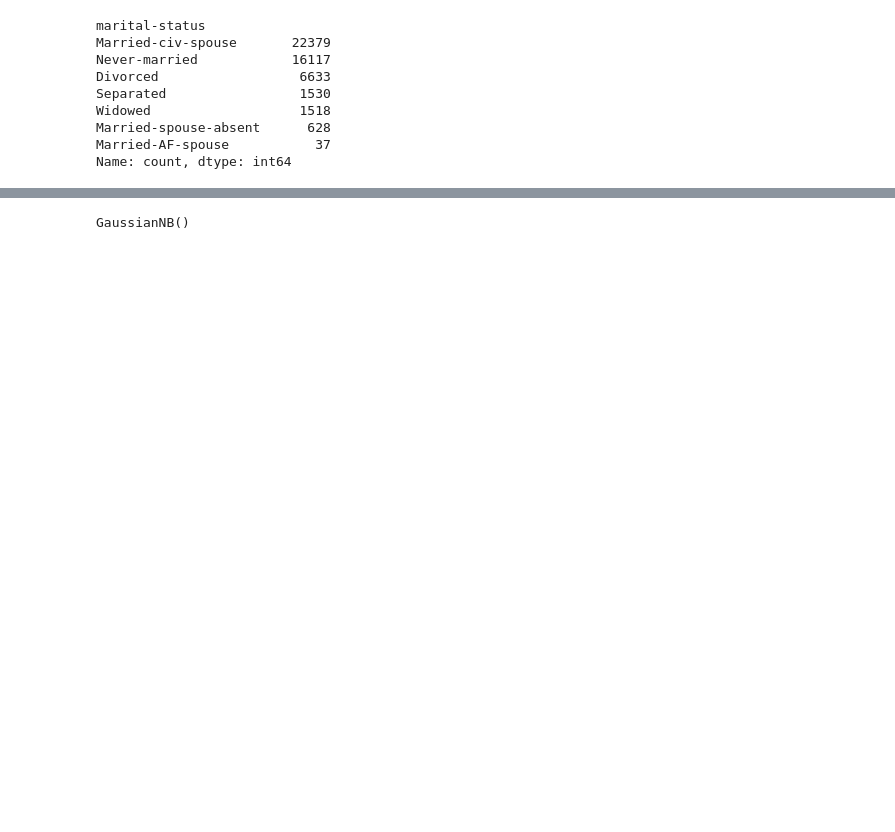
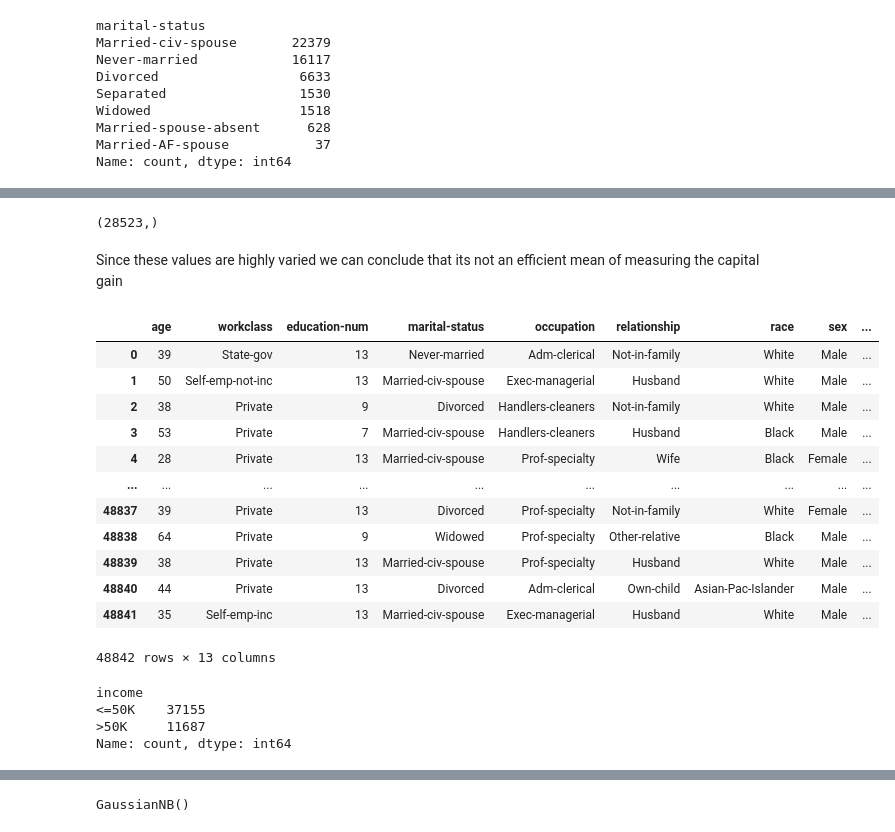
Before and after one commit to Imanjith/machineLearningCW, a Jupyter notebook: main.ipynb, the cells around one changed output, grey strips where cells are left out. Cells and saved outputs as stored; diff of their text form; code cells hidden in the pictures; blank space fills up the shorter version.

```diff
--- a/main.ipynb
+++ b/main.ipynb
@@ -26,10 +26,3 @@ X.head()
 | 2 | 38 | Private | 215646 | HS-grad | 9 | Divorced | Handlers-cleaners | Not-in-family | ... |
 | 3 | 53 | Private | 234721 | 11th | 7 | Married-civ-spouse | Handlers-cleaners | Husband | ... |
 | 4 | 28 | Private | 338409 | Bachelors | 13 | Married-civ-spouse | Prof-specialty | Wife | ... |
-# %%
-income = pd.get_dummies(y["income"], drop_first=True )
-y.loc[:, "income"] = y["income"].str.strip().replace('<=50K.', '<=50K')
-y.loc[:, "income"] = y["income"].str.strip().replace('>50K.', '>50K')
-
-
-y["income"].value_counts()
@@ -147,0 +161,34 @@ X.fillna(method="ffill",inplace=True)
+# %%
+print(X["fnlwgt"].unique().shape)
+# %% [output]
+(28523,)
+# %% [markdown]
+Since these values are highly varied we can conclude that its not an efficient mean of measuring the capital gain
+# %%
+X.drop("fnlwgt", axis=1)
+# %% [output]
+|  | age | workclass | education-num | marital-status | occupation | relationship | race | sex | ... |
+| 0 | 39 | State-gov | 13 | Never-married | Adm-clerical | Not-in-family | White | Male | ... |
+| 1 | 50 | Self-emp-not-inc | 13 | Married-civ-spouse | Exec-managerial | Husband | White | Male | ... |
+| 2 | 38 | Private | 9 | Divorced | Handlers-cleaners | Not-in-family | White | Male | ... |
+| 3 | 53 | Private | 7 | Married-civ-spouse | Handlers-cleaners | Husband | Black | Male | ... |
+| 4 | 28 | Private | 13 | Married-civ-spouse | Prof-specialty | Wife | Black | Female | ... |
+| ... | ... | ... | ... | ... | ... | ... | ... | ... | ... |
+| 48837 | 39 | Private | 13 | Divorced | Prof-specialty | Not-in-family | White | Female | ... |
+| 48838 | 64 | Private | 9 | Widowed | Prof-specialty | Other-relative | Black | Male | ... |
+| 48839 | 38 | Private | 13 | Married-civ-spouse | Prof-specialty | Husband | White | Male | ... |
+| 48840 | 44 | Private | 13 | Divorced | Adm-clerical | Own-child | Asian-Pac-Islander | Male | ... |
+| 48841 | 35 | Self-emp-inc | 13 | Married-civ-spouse | Exec-managerial | Husband | White | Male | ... |
+48842 rows × 13 columns
+# %%
+income = pd.get_dummies(X["income"], drop_first=True )
+X.loc[:, "income"] = X["income"].str.strip().replace('<=50K.', '<=50K')
+X.loc[:, "income"] = X["income"].str.strip().replace('>50K.', '>50K')
+
+
+X["income"].value_counts()
+# %% [output]
+income
+<=50K    37155
+>50K     11687
+Name: count, dtype: int64
```
Also changed, not shown: parts of 27 cells of this notebook.
